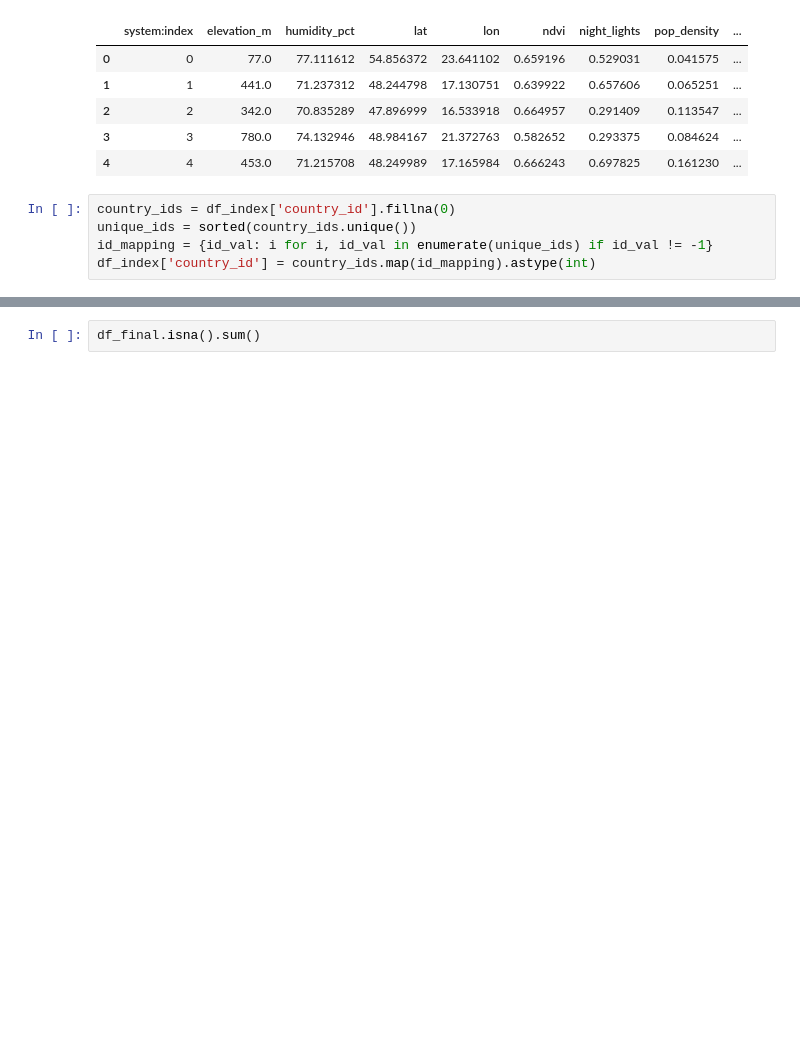
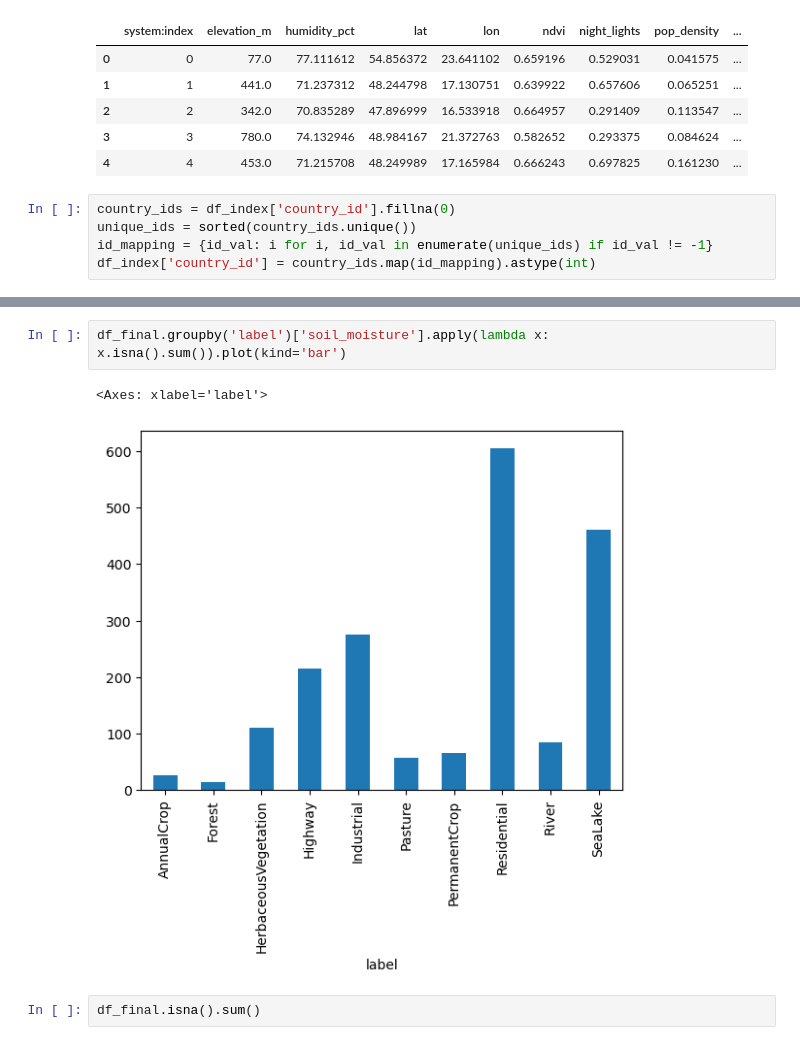
Before and after one commit to pappoja/eurosat, a Jupyter notebook: google_earth_data.ipynb, the cells around one changed output, grey strips where cells are left out. Saved outputs shown, nothing was run; the diff lists cells and outputs as text; blank space fills up the shorter version.

```diff
--- a/google_earth_data.ipynb
+++ b/google_earth_data.ipynb
@@ -142,6 +146,11 @@ df_final.head()
 | 2 | EuroSAT_MS/Forest/Forest_343.jpg | Forest | 0 | 47.896999 | 16.533918 | 342.0 | 70.835289 | 0.664957 | ... |
 | 3 | EuroSAT_MS/Forest/Forest_425.jpg | Forest | 25 | 48.984167 | 21.372763 | 780.0 | 74.132946 | 0.582652 | ... |
 | 4 | EuroSAT_MS/Forest/Forest_2556.jpg | Forest | 25 | 48.249989 | 17.165984 | 453.0 | 71.215708 | 0.666243 | ... |
+# %%
+df_final.groupby('label')['soil_moisture'].apply(lambda x: x.isna().sum()).plot(kind='bar')
+# %% [output]
+<Axes: xlabel='label'>
+[figure, added]
 # %%
 df_final.isna().sum()
 # %% [output]
```
Also changed, not shown: parts of 2 cells of this notebook, 3 other files.
